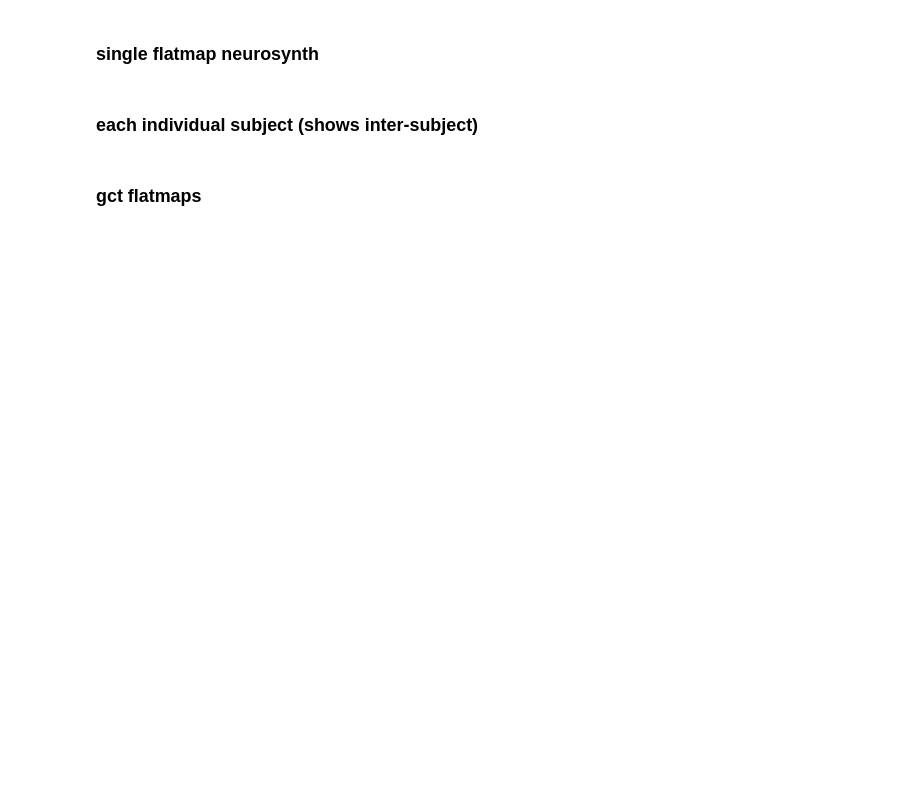
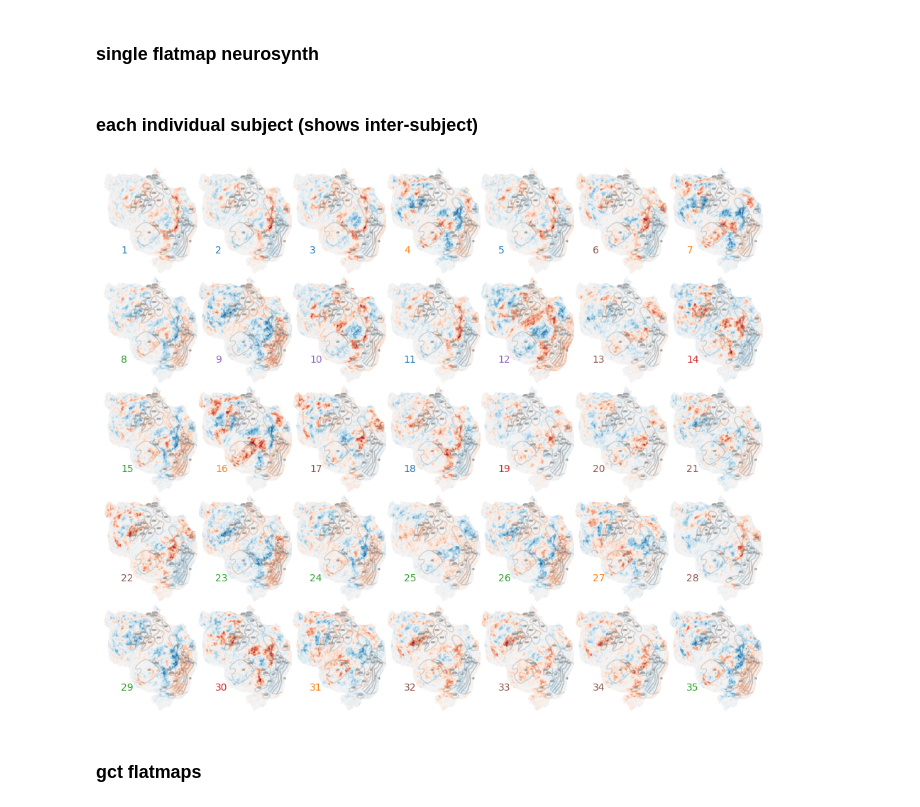
Before and after one commit to fkatada/MS-automated-brain-explanations, a Jupyter notebook: notebooks/4_qa_analyze/12_save_flatmaps.ipynb, the cells around one changed output. Saved outputs shown, nothing was run; the diff lists cells and outputs as text; code cells hidden in the pictures; blank space fills up the shorter version.

```diff
--- a/notebooks/4_qa_analyze/12_save_flatmaps.ipynb
+++ b/notebooks/4_qa_analyze/12_save_flatmaps.ipynb
@@ -140,7 +140,10 @@ for subject in ['S01', 'S02', 'S03']:
         'save_flatmaps', subject + '_grid.pdf'))
 # %%
 # save single-hemisphere into a grid
-QA_ROIS_ORDER = joblib.load('qa_rois/qa_rois_qnames_abbreviated_list.pkl')[::-1]
+survey_df = pd.read_pickle('monosemantic/single_question_perf_and_survey.pkl').sort_values(by='Average', ascending=False)
+question_order = survey_df['question_abbrev']
+QUESTION_ORDER = list(question_order[question_order.isin([analyze_helper.abbrev_question(q) for q in QS_35_STABLE])].values)
+
 tab10 = plt.get_cmap('tab10')
 q_to_idx = {analyze_helper.abbrev_question(q): i for (q,i) in viz.REMAP_QUESTIONS_TO_CATEGORY_IDXS.items()}
 n_colors = len(set(q_to_idx.values()))
@@ -151,34 +154,38 @@ for subject in ['S02']: #['S01', 'S02', 'S03']:
     C = 7
     R = 5
     # remove space between subplots
     fig, axs = plt.subplots(R, C, figsize=(12, 10), gridspec_kw={'hspace': 0, 'wspace': 0})
     for q in QS_35_STABLE:
 
-        i = QA_ROIS_ORDER.index(analyze_helper.abbrev_question(q))
+        i = QUESTION_ORDER.index(analyze_helper.abbrev_question(q))
 
         img = mpimg.imread(
             join('save_flatmaps', subject, q + '.png'))
 
         # trim 45% of image
         img = img[:, :int(img.shape[1] * 0.475), :]
 
 
         axs[i//C, i % C].imshow(img)
         # axs[i//C, i % C].axis('off')
         # axs[i//C, i % C].set_title(analyze_helper.abbrev_question(q))
 
         # add text in bottom left corner with color blue
         axs[i//C, i % C].text(0.19, 0.2, str(i + 1),
                               transform=axs[i//C, i % C].transAxes,
                               color=colors[q_to_idx[analyze_helper.abbrev_question(q)]])
 
     for i in range(R * C):
         axs[i//C, i % C].axis('off')
     # plt.tight_layout()
 
     # save with no extra spacing
     plt.savefig(join(
         'save_flatmaps', subject + '_half_grid.pdf'), bbox_inches='tight', dpi=300, transparent=True)
+    plt.savefig(join(
+        'save_flatmaps', subject + '_half_grid.png'), bbox_inches='tight', dpi=300, transparent=True)
+# %% [output]
+[figure, added]
 # %% [markdown]
 ### gct flatmaps
 # %%
```
Also changed, not shown: 4 other files.
